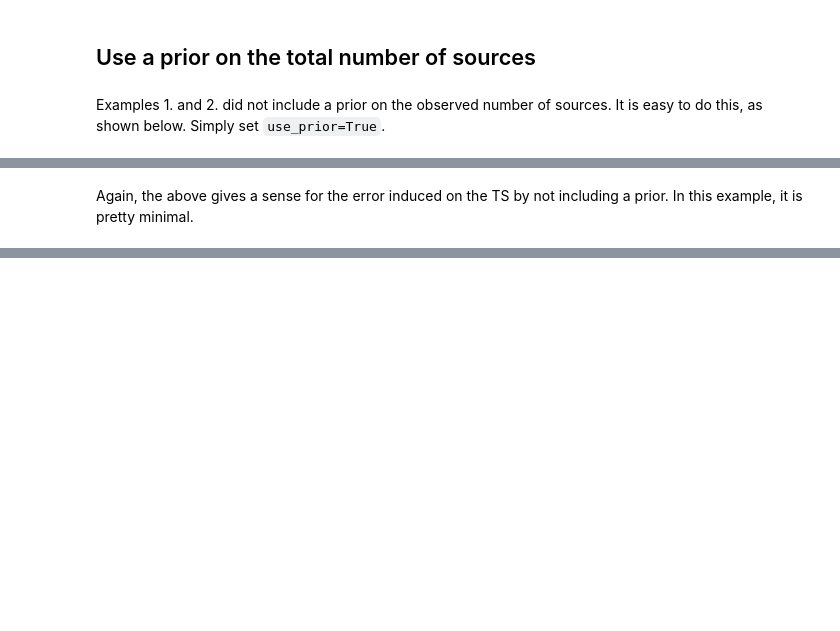
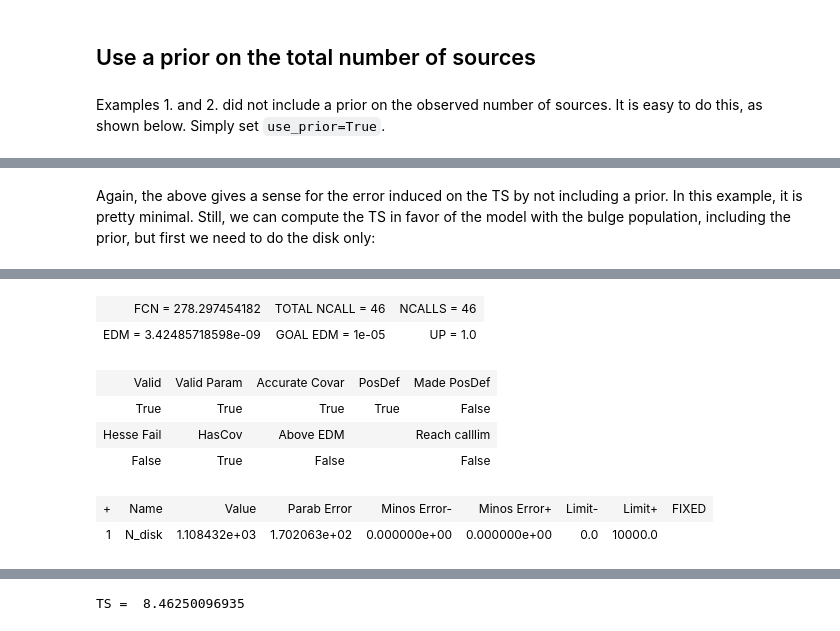
Before and after one commit to bsafdi/GCE-2FIG, a Jupyter notebook: examples/Example_1_Simple_Scans.ipynb, the cells around one changed output, grey strips where cells are left out. Cells and saved outputs as stored; diff of their text form; code cells hidden in the pictures; blank space fills up the shorter version.

```diff
--- a/examples/Example_1_Simple_Scans.ipynb
+++ b/examples/Example_1_Simple_Scans.ipynb
@@ -334,2 +380,13 @@ TS =  -0.129405315568
 # %% [markdown]
-Again, the above gives a sense for the error induced on the TS by not including a prior.  In this example, it is pretty minimal.
+Again, the above gives a sense for the error induced on the TS by not including a prior.  In this example, it is pretty minimal.  Still, we can compute the TS in favor of the model with the bulge population, including the prior, but first we need to do the disk only:
+# %%
+fixed_params = ['n','sigma','alpha','beta_bulge','beta_disk','z0','Lmax_bulge','Lmax_disk','N_bulge']
+fixed_param_vals = [2.35,1.528,2.6,1.2,1.2, 0.7,1.0e36,1.0e36,0.0]
+
+floated_params = ['N_disk']
+floated_param_priors = [[0,10000]]
+# %%
+rs_prior_nd = run_scan(fixed_params, fixed_param_vals, floated_params, floated_param_priors, Ns = 200, Nang = 1, use_prior=True)
+# %%
+rs_prior_nd.perform_scan_minuit()
+# %% [output]
@@ -335,0 +394,8 @@ Again, the above gives a sense for the error induced on the TS by not including
+| FCN = 278.297454182 | TOTAL NCALL = 46 | NCALLS = 46 |
+| EDM = 3.42485718598e-09 | GOAL EDM = 1e-05 | UP = 1.0 |
+| Valid | Valid Param | Accurate Covar | PosDef | Made PosDef |
+| True | True | True | True | False |
+| Hesse Fail | HasCov | Above EDM |  | Reach calllim |
+| False | True | False |  | False |
+| + | Name | Value | Parab Error | Minos Error- | Minos Error+ | Limit- | Limit+ | FIXED |
+| 1 | N_disk | 1.108432e+03 | 1.702063e+02 | 0.000000e+00 | 0.000000e+00 | 0.0 | 10000.0 |  |
@@ -335,0 +403,5 @@ Again, the above gives a sense for the error induced on the TS by not including
+# %%
+TS = 2* (rs_prior.max_LL -  rs_prior_nd.max_LL)
+print "TS = ", TS
+# %% [output]
+TS =  8.46250096935
```
Also changed, not shown: parts of 15 cells of this notebook, 2 other files.
